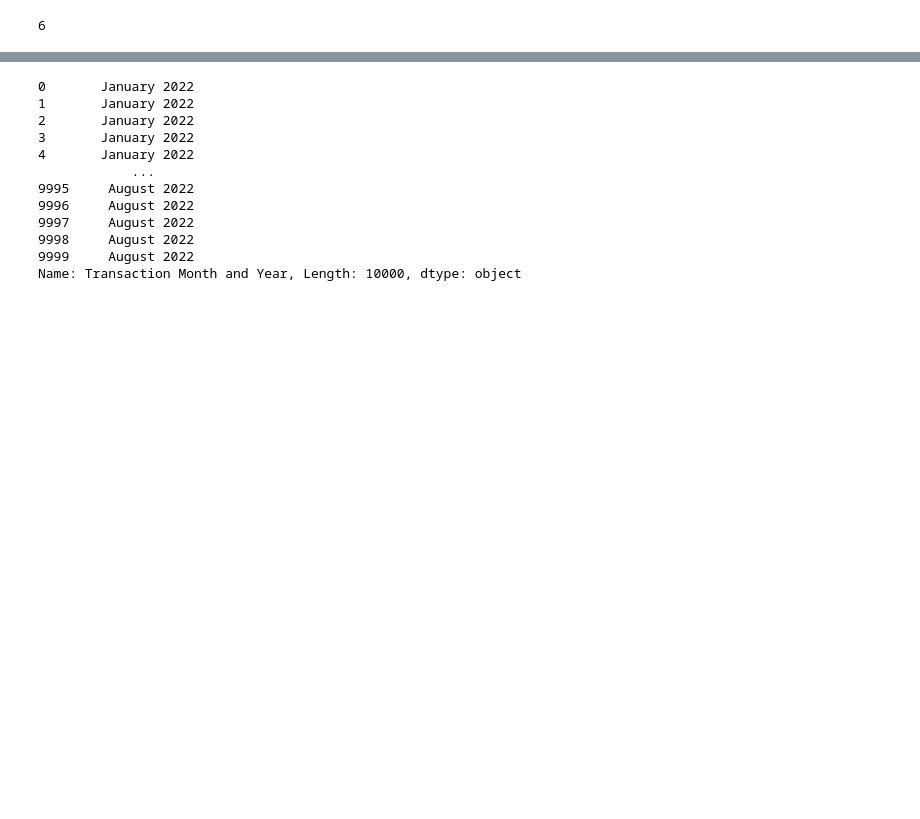
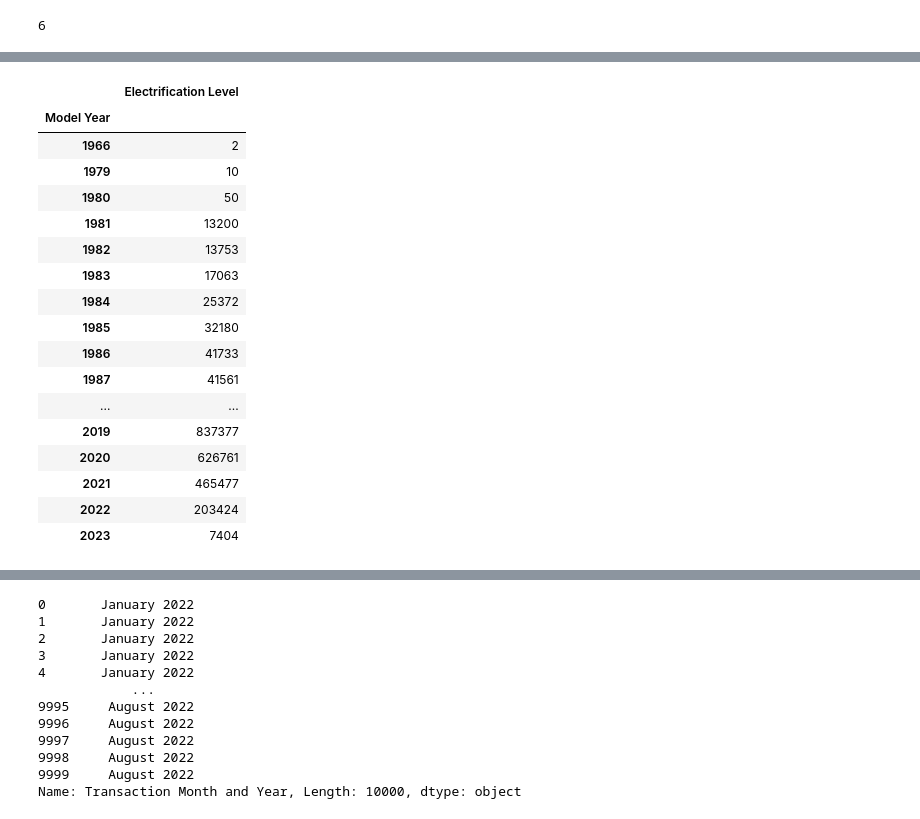
Before and after one commit to IscYeon/electricVehecleProject, a Jupyter notebook: Project.ipynb, the cells around one changed output, grey strips where cells are left out. Drawn from its saved outputs; the diff is of its cells as text; code cells hidden in the pictures; blank space fills up the shorter version.

```diff
--- a/Project.ipynb
+++ b/Project.ipynb
@@ -237,0 +295,25 @@ vehicle.loc[:, 'Electrification Level'].nunique()
+# %%
+(
+    vehicle
+    .groupby('Model Year')
+    .agg({'Electrification Level':'size'})
+)
+# %% [output]
+|  | Electrification Level |
+| Model Year |  |
+| 1966 | 2 |
+| 1979 | 10 |
+| 1980 | 50 |
+| 1981 | 13200 |
+| 1982 | 13753 |
+| 1983 | 17063 |
+| 1984 | 25372 |
+| 1985 | 32180 |
+| 1986 | 41733 |
+| 1987 | 41561 |
+| ... | ... |
+| 2019 | 837377 |
+| 2020 | 626761 |
+| 2021 | 465477 |
+| 2022 | 203424 |
+| 2023 | 7404 |
```
Also changed, not shown: parts of 9 cells of this notebook.
